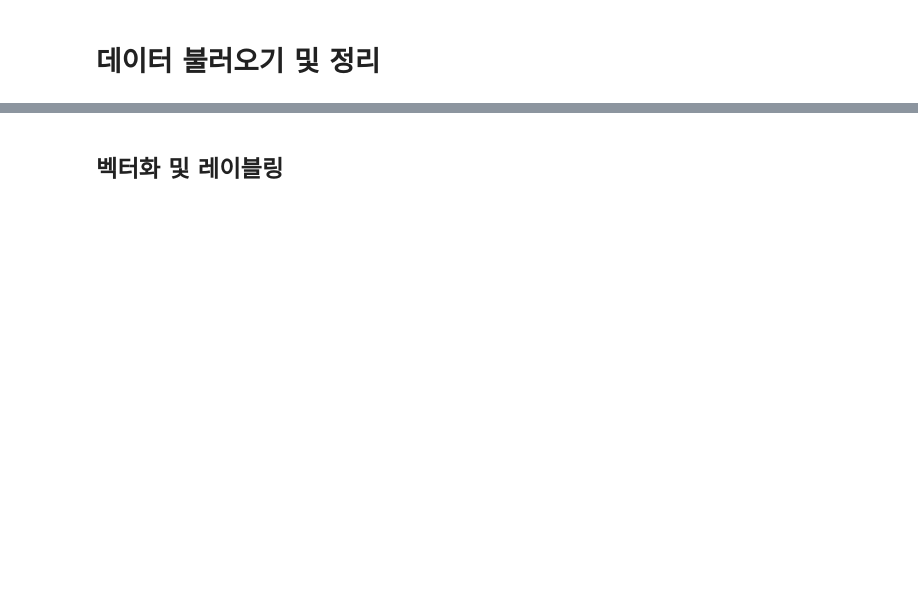
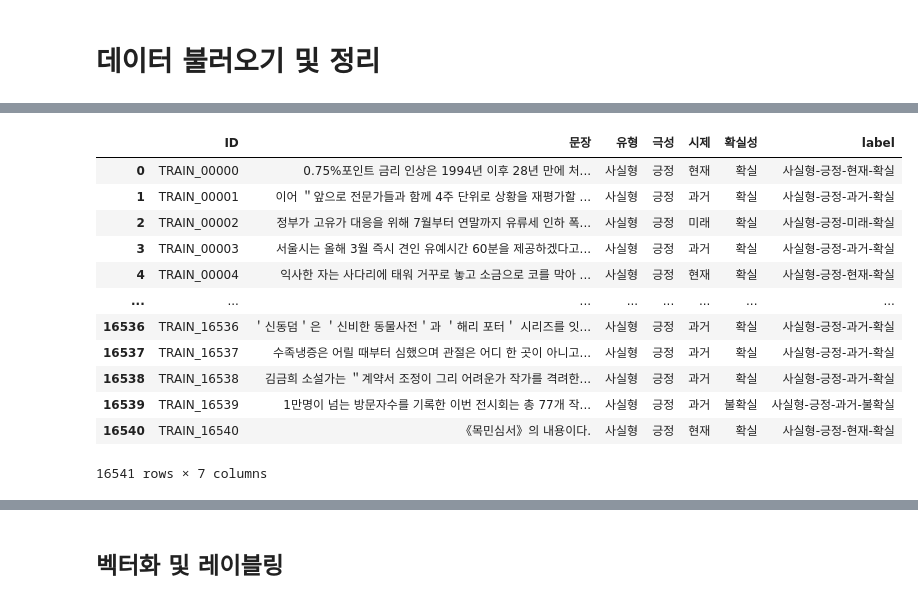
Before and after one commit to wonjonghy/cp2-competition, a Jupyter notebook: baseline.ipynb, the cells around one changed output, grey strips where cells are left out. Cells and saved outputs as stored; diff of their text form; code cells hidden in the pictures; blank space fills up the shorter version.

```diff
--- a/baseline.ipynb
+++ b/baseline.ipynb
@@ -48,0 +67,18 @@ df_copy=df.copy()
+# %%
+df=df.sample(frac=1)
+# %%
+df
+# %% [output]
+|  | ID | 문장 | 유형 | 극성 | 시제 | 확실성 | label |
+| 0 | TRAIN_00000 | 0.75%포인트 금리 인상은 1994년 이후 28년 만에 처... | 사실형 | 긍정 | 현재 | 확실 | 사실형-긍정-현재-확실 |
+| 1 | TRAIN_00001 | 이어 ＂앞으로 전문가들과 함께 4주 단위로 상황을 재평가할 ... | 사실형 | 긍정 | 과거 | 확실 | 사실형-긍정-과거-확실 |
+| 2 | TRAIN_00002 | 정부가 고유가 대응을 위해 7월부터 연말까지 유류세 인하 폭... | 사실형 | 긍정 | 미래 | 확실 | 사실형-긍정-미래-확실 |
+| 3 | TRAIN_00003 | 서울시는 올해 3월 즉시 견인 유예시간 60분을 제공하겠다고... | 사실형 | 긍정 | 과거 | 확실 | 사실형-긍정-과거-확실 |
+| 4 | TRAIN_00004 | 익사한 자는 사다리에 태워 거꾸로 놓고 소금으로 코를 막아 ... | 사실형 | 긍정 | 현재 | 확실 | 사실형-긍정-현재-확실 |
+| ... | ... | ... | ... | ... | ... | ... | ... |
+| 16536 | TRAIN_16536 | ＇신동덤＇은 ＇신비한 동물사전＇과 ＇해리 포터＇ 시리즈를 잇... | 사실형 | 긍정 | 과거 | 확실 | 사실형-긍정-과거-확실 |
+| 16537 | TRAIN_16537 | 수족냉증은 어릴 때부터 심했으며 관절은 어디 한 곳이 아니고... | 사실형 | 긍정 | 과거 | 확실 | 사실형-긍정-과거-확실 |
+| 16538 | TRAIN_16538 | 김금희 소설가는 ＂계약서 조정이 그리 어려운가 작가를 격려한... | 사실형 | 긍정 | 과거 | 확실 | 사실형-긍정-과거-확실 |
+| 16539 | TRAIN_16539 | 1만명이 넘는 방문자수를 기록한 이번 전시회는 총 77개 작... | 사실형 | 긍정 | 과거 | 불확실 | 사실형-긍정-과거-불확실 |
+| 16540 | TRAIN_16540 | 《목민심서》의 내용이다. | 사실형 | 긍정 | 현재 | 확실 | 사실형-긍정-현재-확실 |
+16541 rows × 7 columns
```
Also changed, not shown: parts of 40 cells of this notebook, 12 other files.
